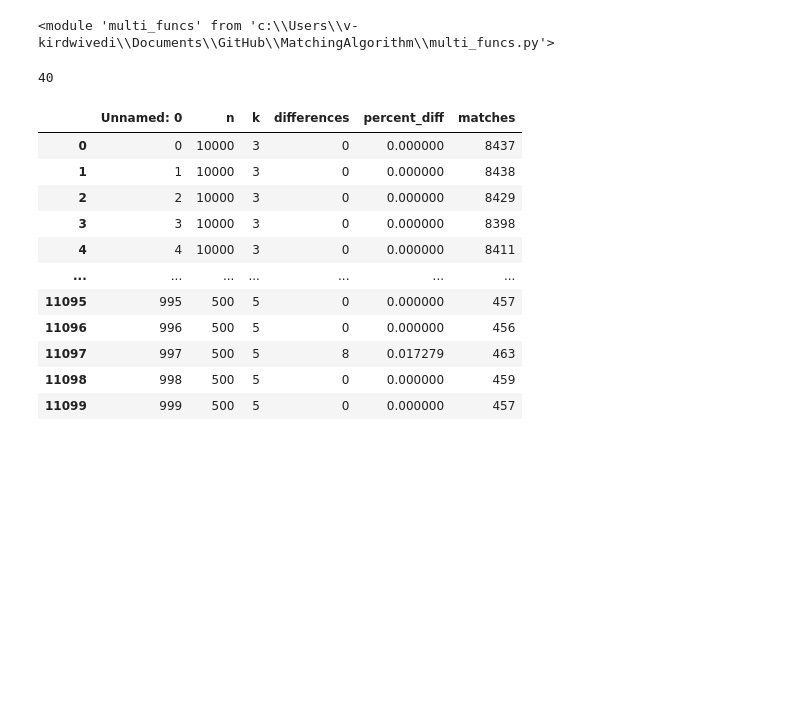
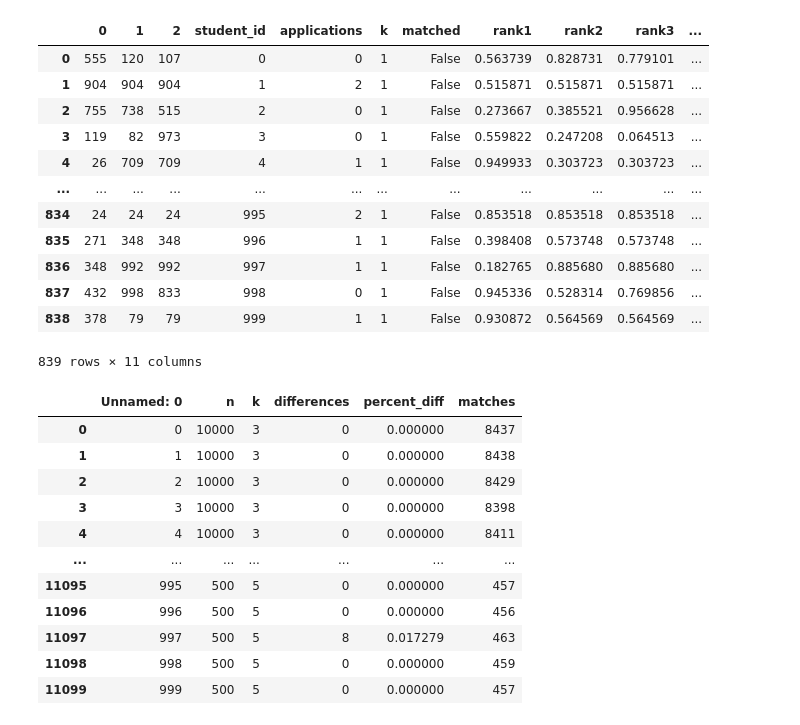
Before and after one commit to kirandwiv/MatchingAlgorithm, a Jupyter notebook: simulations_demo2.ipynb, the cells around one changed output. Cells and saved outputs as stored; diff of their text form; code cells hidden in the pictures; blank space fills up the shorter version.

```diff
--- a/simulations_demo2.ipynb
+++ b/simulations_demo2.ipynb
@@ -4,7 +1,3 @@ import multi_funcs
 # %%
 from funcs import *
 from multi_funcs import *
-# %%
-importlib.reload(multi_funcs)
-# %% [output]
-<module 'multi_funcs' from 'c:\\Users\\v-kirdwivedi\\Documents\\GitHub\\MatchingAlgorithm\\multi_funcs.py'>
@@ -13,7 +4,21 @@ results = simulate(100, 7000, 7)
-# %%
-multiprocessing.
-# %% [output]
-40
+# %%
+results = f_simulate(100, 1000, 3)
+# %%
+results[0][1][1]
+# %% [output]
+|  | 0 | 1 | 2 | student_id | applications | k | matched | rank1 | rank2 | rank3 | ... |
+| 0 | 555 | 120 | 107 | 0 | 0 | 1 | False | 0.563739 | 0.828731 | 0.779101 | ... |
+| 1 | 904 | 904 | 904 | 1 | 2 | 1 | False | 0.515871 | 0.515871 | 0.515871 | ... |
+| 2 | 755 | 738 | 515 | 2 | 0 | 1 | False | 0.273667 | 0.385521 | 0.956628 | ... |
+| 3 | 119 | 82 | 973 | 3 | 0 | 1 | False | 0.559822 | 0.247208 | 0.064513 | ... |
+| 4 | 26 | 709 | 709 | 4 | 1 | 1 | False | 0.949933 | 0.303723 | 0.303723 | ... |
+| ... | ... | ... | ... | ... | ... | ... | ... | ... | ... | ... | ... |
+| 834 | 24 | 24 | 24 | 995 | 2 | 1 | False | 0.853518 | 0.853518 | 0.853518 | ... |
+| 835 | 271 | 348 | 348 | 996 | 1 | 1 | False | 0.398408 | 0.573748 | 0.573748 | ... |
+| 836 | 348 | 992 | 992 | 997 | 1 | 1 | False | 0.182765 | 0.885680 | 0.885680 | ... |
+| 837 | 432 | 998 | 833 | 998 | 0 | 1 | False | 0.945336 | 0.528314 | 0.769856 | ... |
+| 838 | 378 | 79 | 79 | 999 | 1 | 1 | False | 0.930872 | 0.564569 | 0.564569 | ... |
+839 rows × 11 columns
 # %%
 def obtain_n_diffs(results):
     '''
```
Also changed, not shown: parts of 37 cells of this notebook, 2 other files.
